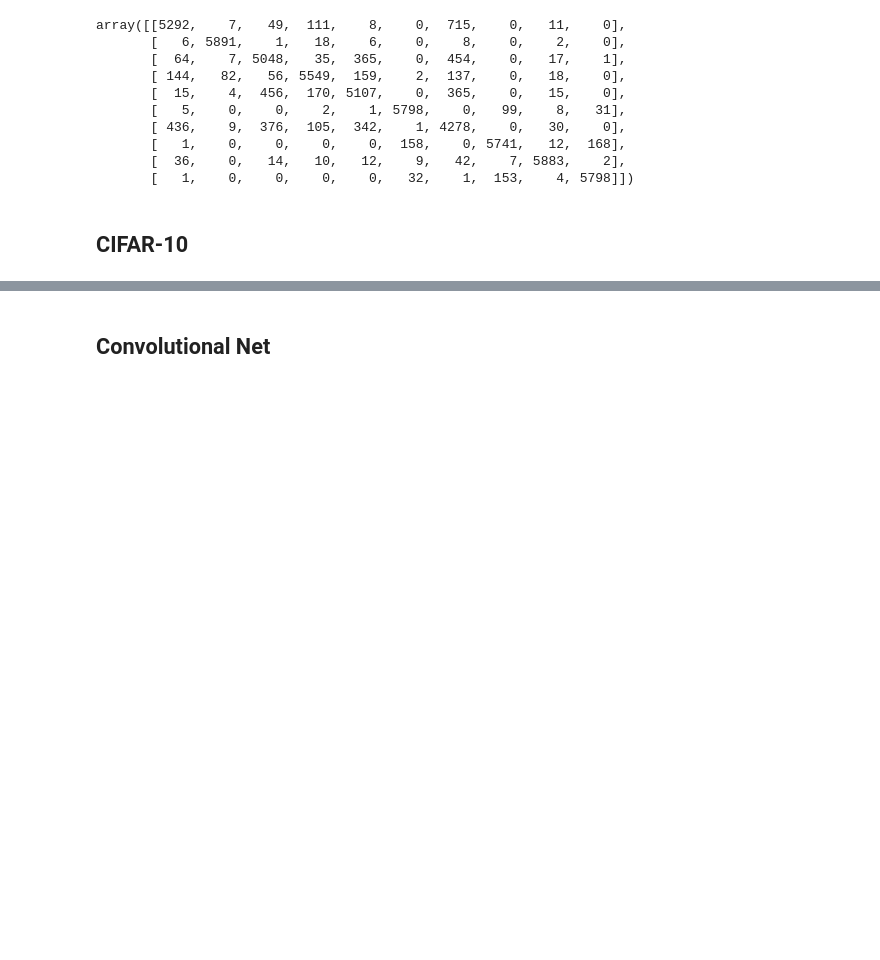
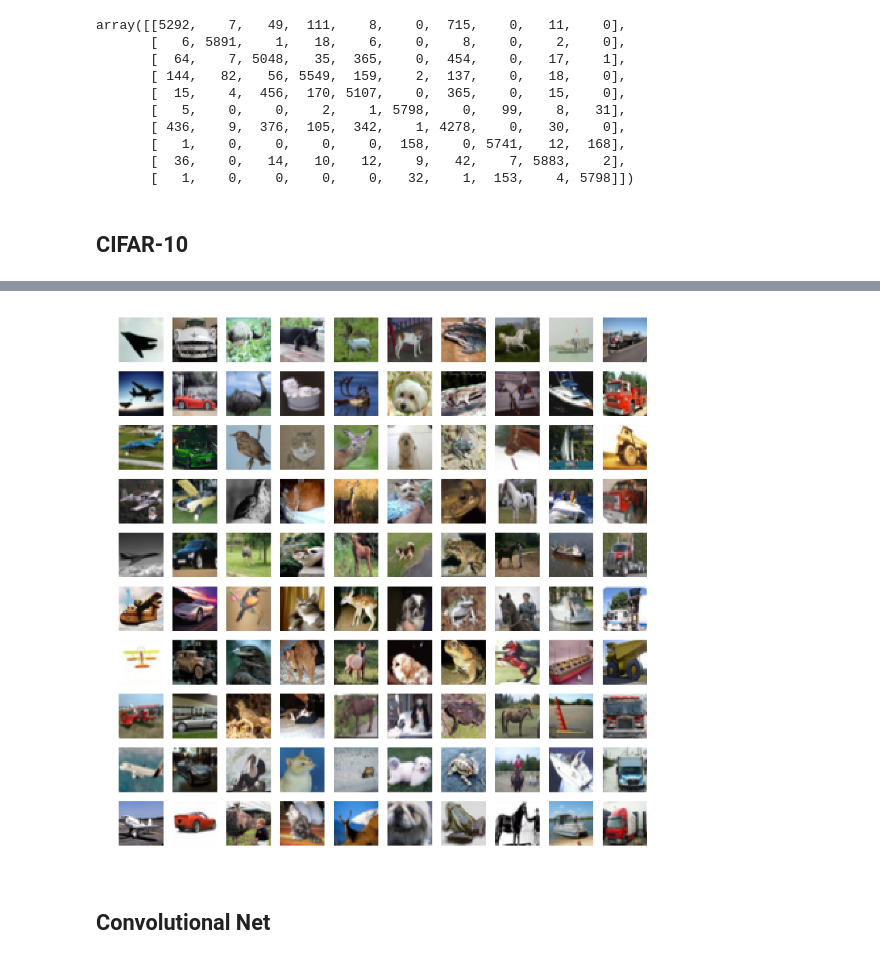
Before and after one commit to batson/random-kitchen-sinks, a Jupyter notebook: Random_Kitchen_Sinks.ipynb, the cells around one changed output, grey strips where cells are left out. Saved outputs shown, nothing was run; the diff lists cells and outputs as text; code cells hidden in the pictures; blank space fills up the shorter version.

```diff
--- a/Random_Kitchen_Sinks.ipynb
+++ b/Random_Kitchen_Sinks.ipynb
@@ -62,7 +62,7 @@ class KitchenSinks():
 
         X_red = np.cos(Xproj.dot(W) + b)
 
-        logit = linear_model.LogisticRegression()
+        logit = linear_model.LogisticRegression(tol = 1e-2)
         logit.fit(X_red, y)
 
         self.logit = logit
@@ -230,0 +256,13 @@ confusion_matrix(ks.predict(x_test_long), y_test)
+# %%
+y_pred = ks.predict(x_test_long)
+fig, axes = plt.subplots(10,10,figsize=(10,10))
+for i in range(10):
+    for j in range(10):
+        confusions = np.nonzero((y_pred == i) & (y_test == j))[0]
+        im = np.zeros(x_test[0].shape, dtype = x_test.dtype)
+        if len(confusions) > 0:
+            im = x_test[max(confusions)]
+        axes[i][j].set_axis_off()
+        axes[i][j].imshow(im, interpolation="None")
+# %% [output]
+[figure, added]
```
Also changed, not shown: parts of 8 cells of this notebook.
